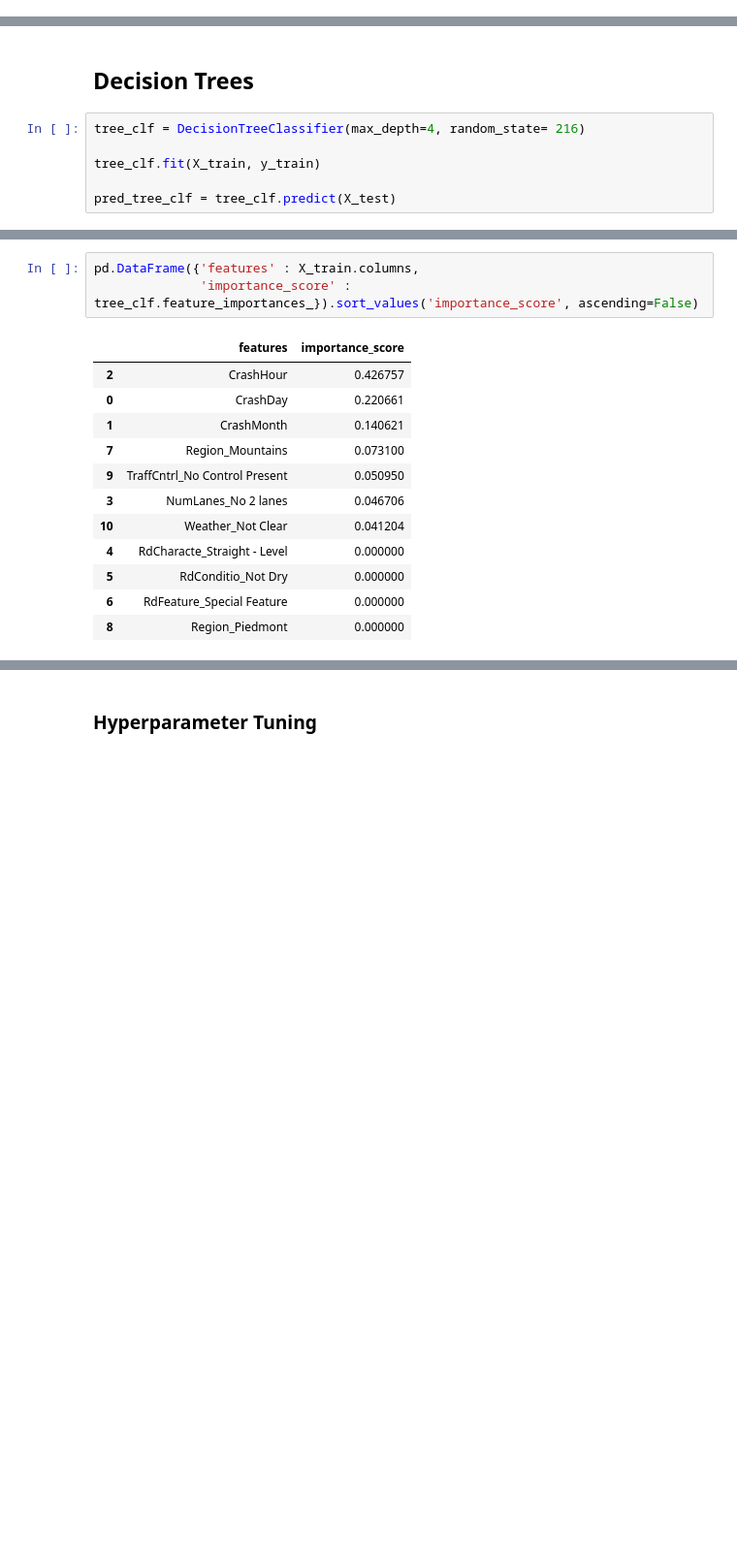
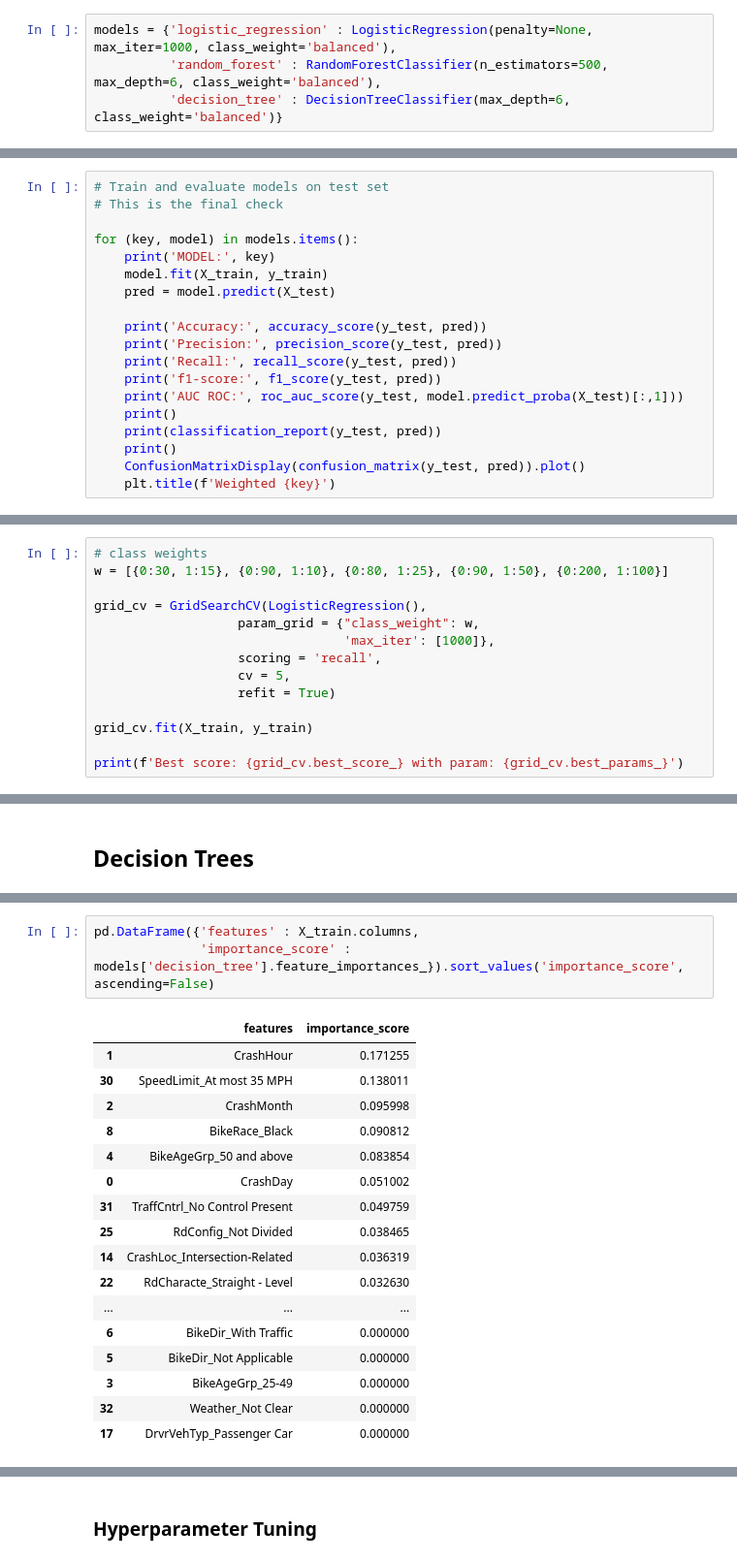
Before and after one commit to wbraverman/Bicycle-Safety, a Jupyter notebook: Bicycle-models.ipynb, the cells around one changed output, grey strips where cells are left out. Shown at 97% size. Saved outputs shown, nothing was run; the diff lists cells and outputs as text; blank space fills up the shorter version.

```diff
--- a/Bicycle-models.ipynb
+++ b/Bicycle-models.ipynb
@@ -161,0 +127,4 @@ array([[   0,  701],
+# %%
+models = {'logistic_regression' : LogisticRegression(penalty=None, max_iter=1000, class_weight='balanced'),
+          'random_forest' : RandomForestClassifier(n_estimators=500, max_depth=6, class_weight='balanced'),
+          'decision_tree' : DecisionTreeClassifier(max_depth=6, class_weight='balanced')}
@@ -161,0 +207,19 @@ array([[   0,  701],
+# %%
+# Train and evaluate models on test set
+# This is the final check
+
+for (key, model) in models.items():
+    print('MODEL:', key)
+    model.fit(X_train, y_train)
+    pred = model.predict(X_test)
+
+    print('Accuracy:', accuracy_score(y_test, pred))
+    print('Precision:', precision_score(y_test, pred))
+    print('Recall:', recall_score(y_test, pred))
+    print('f1-score:', f1_score(y_test, pred))
+    print('AUC ROC:', roc_auc_score(y_test, model.predict_proba(X_test)[:,1]))
+    print()
+    print(classification_report(y_test, pred))
+    print()
+    ConfusionMatrixDisplay(confusion_matrix(y_test, pred)).plot()
+    plt.title(f'Weighted {key}')
@@ -161,0 +436,14 @@ array([[   0,  701],
+# %%
+# class weights
+w = [{0:30, 1:15}, {0:90, 1:10}, {0:80, 1:25}, {0:90, 1:50}, {0:200, 1:100}]
+
+grid_cv = GridSearchCV(LogisticRegression(),
+                   param_grid = {"class_weight": w,
+                                 'max_iter': [1000]},
+                   scoring = 'recall',
+                   cv = 5,
+                   refit = True)
+
+grid_cv.fit(X_train, y_train)
+
+print(f'Best score: {grid_cv.best_score_} with param: {grid_cv.best_params_}')
@@ -162,8 +491,2 @@ array([[   0,  701],
 # %% [markdown]
 ## Decision Trees
-# %%
-tree_clf = DecisionTreeClassifier(max_depth=4, random_state= 216)
-
-tree_clf.fit(X_train, y_train)
-
-pred_tree_clf = tree_clf.predict(X_test)
@@ -197,17 +493,22 @@ Ambulance: yes       0.68      1.00      0.81      1485
 # %%
 pd.DataFrame({'features' : X_train.columns,
-              'importance_score' : tree_clf.feature_importances_}).sort_values('importance_score', ascending=False)
+              'importance_score' : models['decision_tree'].feature_importances_}).sort_values('importance_score', ascending=False)
 # %% [output]
 |  | features | importance_score |
-| 2 | CrashHour | 0.426757 |
-| 0 | CrashDay | 0.220661 |
-| 1 | CrashMonth | 0.140621 |
-| 7 | Region_Mountains | 0.073100 |
-| 9 | TraffCntrl_No Control Present | 0.050950 |
-| 3 | NumLanes_No 2 lanes | 0.046706 |
-| 10 | Weather_Not Clear | 0.041204 |
-| 4 | RdCharacte_Straight - Level | 0.000000 |
-| 5 | RdConditio_Not Dry | 0.000000 |
-| 6 | RdFeature_Special Feature | 0.000000 |
-| 8 | Region_Piedmont | 0.000000 |
+| 1 | CrashHour | 0.171255 |
+| 30 | SpeedLimit_At most 35 MPH | 0.138011 |
+| 2 | CrashMonth | 0.095998 |
+| 8 | BikeRace_Black | 0.090812 |
+| 4 | BikeAgeGrp_50 and above | 0.083854 |
+| 0 | CrashDay | 0.051002 |
+| 31 | TraffCntrl_No Control Present | 0.049759 |
+| 25 | RdConfig_Not Divided | 0.038465 |
+| 14 | CrashLoc_Intersection-Related | 0.036319 |
+| 22 | RdCharacte_Straight - Level | 0.032630 |
+| ... | ... | ... |
+| 6 | BikeDir_With Traffic | 0.000000 |
+| 5 | BikeDir_Not Applicable | 0.000000 |
+| 3 | BikeAgeGrp_25-49 | 0.000000 |
+| 32 | Weather_Not Clear | 0.000000 |
+| 17 | DrvrVehTyp_Passenger Car | 0.000000 |
 # %% [markdown]
```
Also changed, not shown: parts of 86 cells of this notebook, 2 other files.
